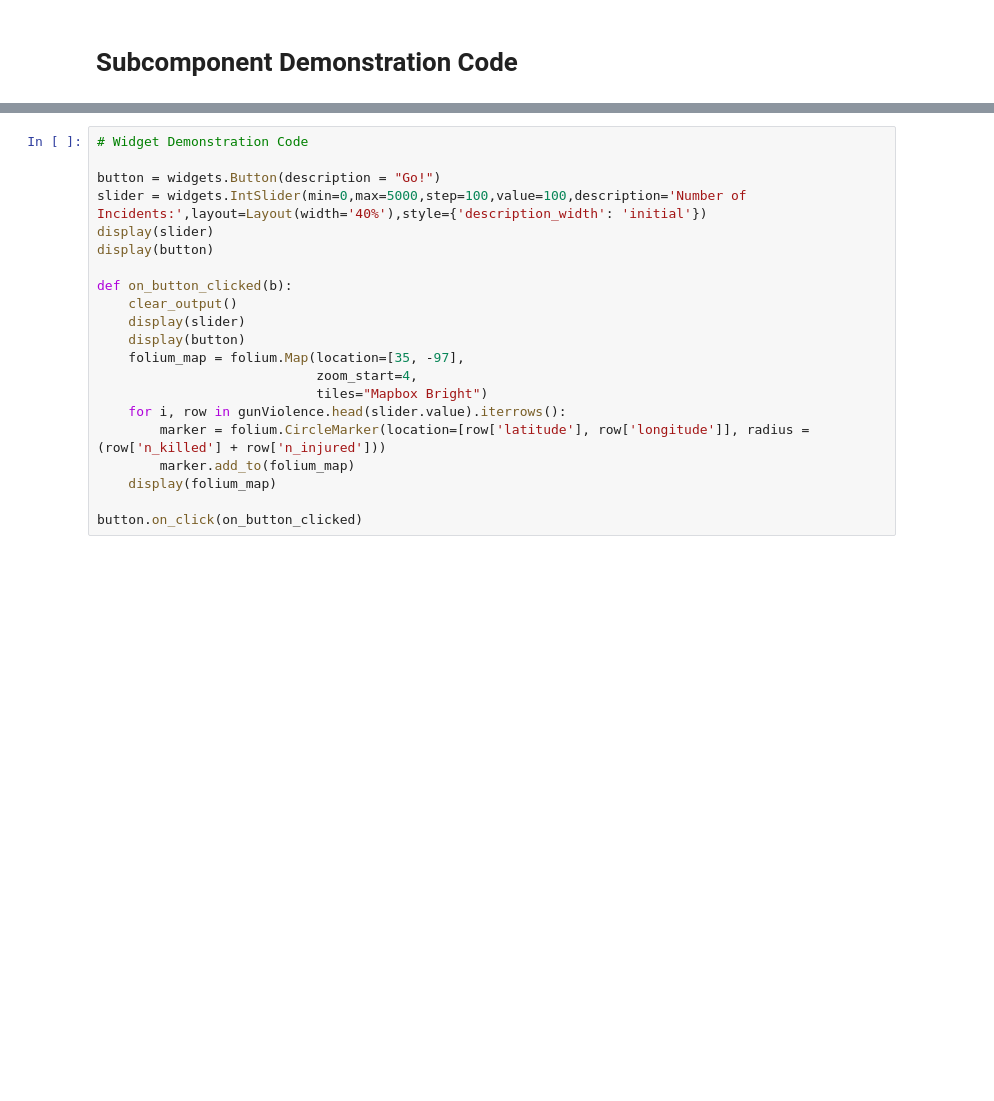
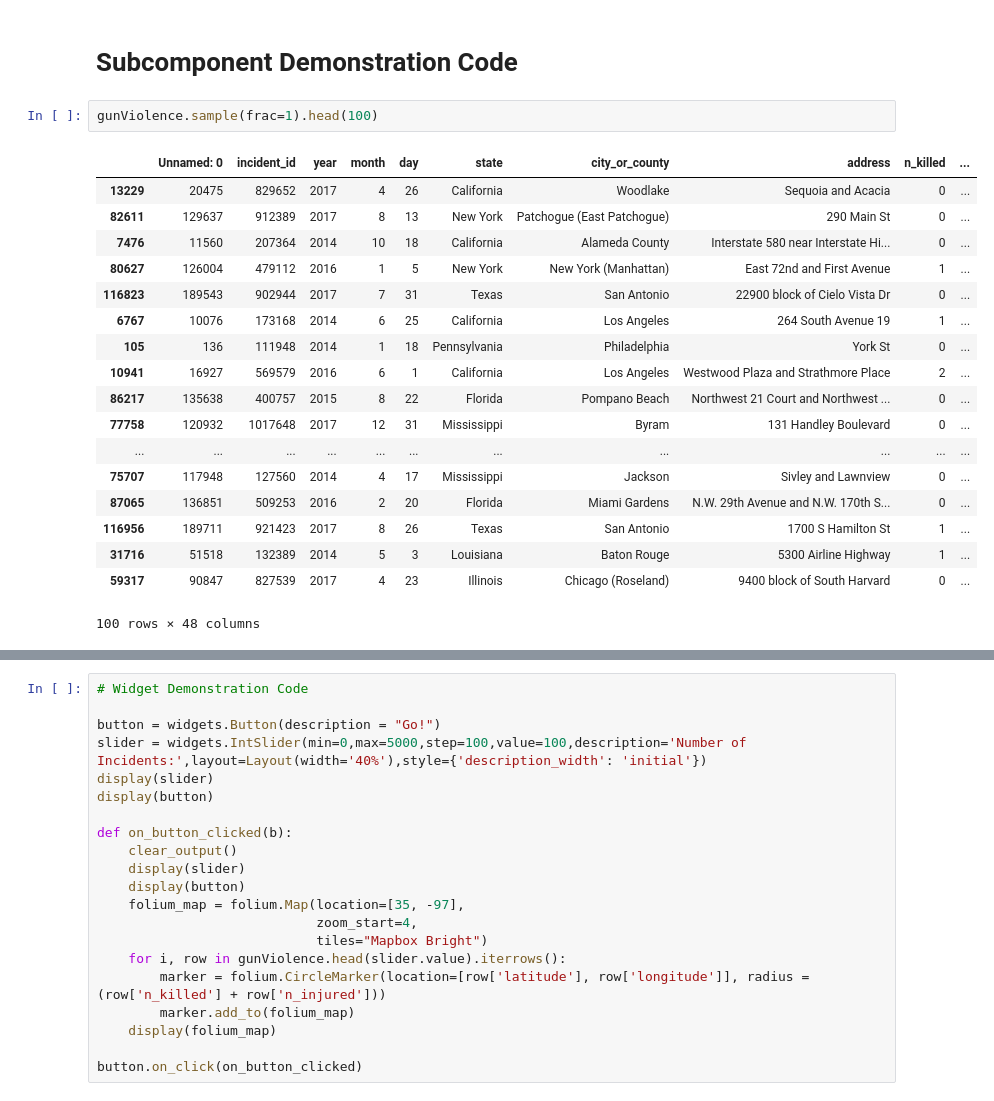
Before and after one commit to tnchen/group-31-data-x-proj, a Jupyter notebook: Interactivity.ipynb, the cells around one changed output, grey strips where cells are left out. Saved outputs shown, nothing was run; the diff lists cells and outputs as text; blank space fills up the shorter version.

```diff
--- a/Interactivity.ipynb
+++ b/Interactivity.ipynb
@@ -92,3 +101,24 @@ IntSlider(value=100, description='Number of Incidents:', layout=Layout(width='40
 [interactive output not drawn]
 # %% [markdown]
 # Subcomponent Demonstration Code
+# %%
+gunViolence.sample(frac=1).head(100)
+# %% [output]
+|  | Unnamed: 0 | incident_id | year | month | day | state | city_or_county | address | n_killed | ... |
+| 13229 | 20475 | 829652 | 2017 | 4 | 26 | California | Woodlake | Sequoia and Acacia | 0 | ... |
+| 82611 | 129637 | 912389 | 2017 | 8 | 13 | New York | Patchogue (East Patchogue) | 290 Main St | 0 | ... |
+| 7476 | 11560 | 207364 | 2014 | 10 | 18 | California | Alameda County | Interstate 580 near Interstate Hi... | 0 | ... |
+| 80627 | 126004 | 479112 | 2016 | 1 | 5 | New York | New York (Manhattan) | East 72nd and First Avenue | 1 | ... |
+| 116823 | 189543 | 902944 | 2017 | 7 | 31 | Texas | San Antonio | 22900 block of Cielo Vista Dr | 0 | ... |
+| 6767 | 10076 | 173168 | 2014 | 6 | 25 | California | Los Angeles | 264 South Avenue 19 | 1 | ... |
+| 105 | 136 | 111948 | 2014 | 1 | 18 | Pennsylvania | Philadelphia | York St | 0 | ... |
+| 10941 | 16927 | 569579 | 2016 | 6 | 1 | California | Los Angeles | Westwood Plaza and Strathmore Place | 2 | ... |
+| 86217 | 135638 | 400757 | 2015 | 8 | 22 | Florida | Pompano Beach | Northwest 21 Court and Northwest ... | 0 | ... |
+| 77758 | 120932 | 1017648 | 2017 | 12 | 31 | Mississippi | Byram | 131 Handley Boulevard | 0 | ... |
+| ... | ... | ... | ... | ... | ... | ... | ... | ... | ... | ... |
+| 75707 | 117948 | 127560 | 2014 | 4 | 17 | Mississippi | Jackson | Sivley and Lawnview | 0 | ... |
+| 87065 | 136851 | 509253 | 2016 | 2 | 20 | Florida | Miami Gardens | N.W. 29th Avenue and N.W. 170th S... | 0 | ... |
+| 116956 | 189711 | 921423 | 2017 | 8 | 26 | Texas | San Antonio | 1700 S Hamilton St | 1 | ... |
+| 31716 | 51518 | 132389 | 2014 | 5 | 3 | Louisiana | Baton Rouge | 5300 Airline Highway | 1 | ... |
+| 59317 | 90847 | 827539 | 2017 | 4 | 23 | Illinois | Chicago (Roseland) | 9400 block of South Harvard | 0 | ... |
+100 rows × 48 columns
```
Also changed, not shown: parts of 5 cells of this notebook, 1 other file.
